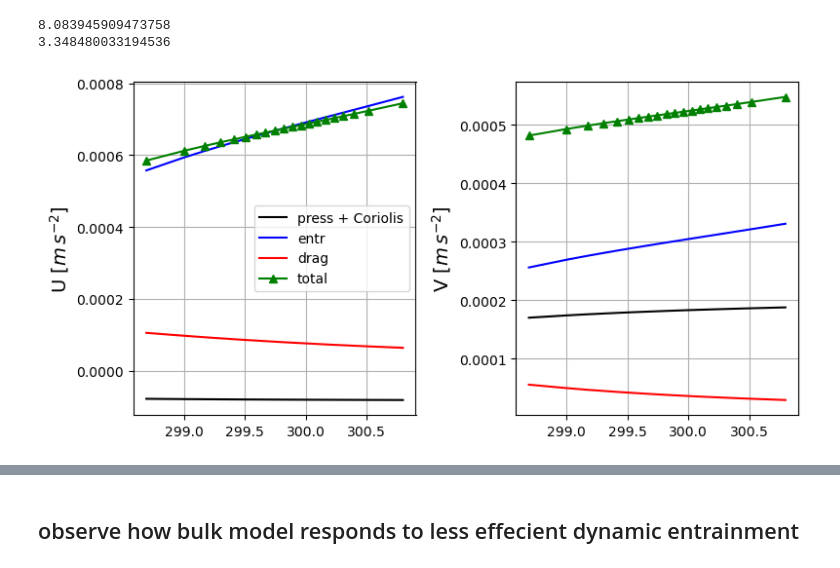
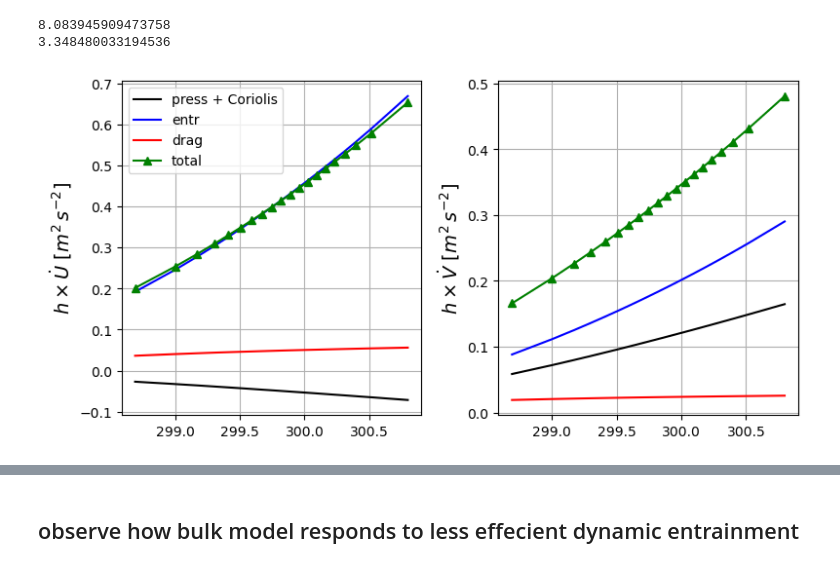
Before and after one commit to meteorologopazzo/thesis_material, a Jupyter notebook: EURECA_scripts/ABL_BULK/equations_components.ipynb, the cells around one changed output, grey strips where cells are left out. Saved outputs shown, nothing was run; the diff lists cells and outputs as text; code cells hidden in the pictures.

Commit message:
general update after some time

```diff
--- a/EURECA_scripts/ABL_BULK/equations_components.ipynb
+++ b/EURECA_scripts/ABL_BULK/equations_components.ipynb
@@ -127,34 +124,34 @@ CD = 1/900.                            # drag coefficient.
 # %%
 
 U, V      = collect_eq[q_free]['U_eq'], collect_eq[q_free]['V_eq']
 we_dyn    = collect_eq[q_free]['we_dyn_eq']
 delta_th  = collect_eq[q_free]['C_delta_th_eq']
 
 h        = collect_eq[q_free]['h_eq']
 
 
 fig, ax = plt.subplots(1,2,figsize=(8,4))
 
 
 #######  wind  ######
-ax[0].plot(SST_values, f*(V-V_free), 'k', label='press + Coriolis')
-ax[0].plot(SST_values, we_dyn*(U_free-U)/h,'blue', label='entr')
-ax[0].plot(SST_values, -CD*U*np.sqrt(U**2+V**2)/h,'r', label='drag')
-ax[0].plot(SST_values, -CD*U*np.sqrt(U**2+V**2)/h + we_dyn*(U_free-U)/h + f*(V-V_free),'-^', color='green', label='total')
-ax[0].set_ylabel(r'U [$m\,s^{-2}$]',fontsize=14)
+ax[0].plot(SST_values, h*f*(V-V_free), 'k', label='press + Coriolis')
+ax[0].plot(SST_values, we_dyn*(U_free-U),'blue', label='entr')
+ax[0].plot(SST_values, -CD*U*np.sqrt(U**2+V**2),'r', label='drag')
+ax[0].plot(SST_values, -CD*U*np.sqrt(U**2+V**2) + we_dyn*(U_free-U) + h*f*(V-V_free),'-^', color='green', label='total')
+ax[0].set_ylabel(r'$h\times \dot{U}$ [$m^2\,s^{-2}$]',fontsize=14)
 #ax[0].set_ylim(0,0.10)
 ax[0].grid()
 
-ax[1].plot(SST_values, -f*(U-U_free), 'k', label='press + Coriolis')
-ax[1].plot(SST_values, we_dyn*(V_free-V)/h,'blue', label='entr')
-ax[1].plot(SST_values, -CD*V*np.sqrt(U**2+V**2)/h,'r', label='drag')
-ax[1].plot(SST_values, -CD*V*np.sqrt(U**2+V**2)/h + we_dyn*(V_free-V)/h + -f*(U-U_free),'-^', color='green', label='total')
-ax[1].set_ylabel(r'V [$m\,s^{-2}$]',fontsize=14)
+ax[1].plot(SST_values, -h*f*(U-U_free), 'k', label='press + Coriolis')
+ax[1].plot(SST_values, we_dyn*(V_free-V),'blue', label='entr')
+ax[1].plot(SST_values, -CD*V*np.sqrt(U**2+V**2),'r', label='drag')
+ax[1].plot(SST_values, -CD*V*np.sqrt(U**2+V**2) + we_dyn*(V_free-V) + -h*f*(U-U_free),'-^', color='green', label='total')
+ax[1].set_ylabel(r'$h\times \dot{V}$ [$m^2\,s^{-2}$]',fontsize=14)
 #ax[1].set_ylim(0,0.10)
 ax[1].grid()
 
-ax[0].legend(loc='center right')
+ax[0].legend(loc='upper left')
 
 plt.tight_layout()
 # %% [output]
-[figure, old version]
+[figure, new version]
```
Also changed, not shown: parts of 4 cells of this notebook, 7 other files.
